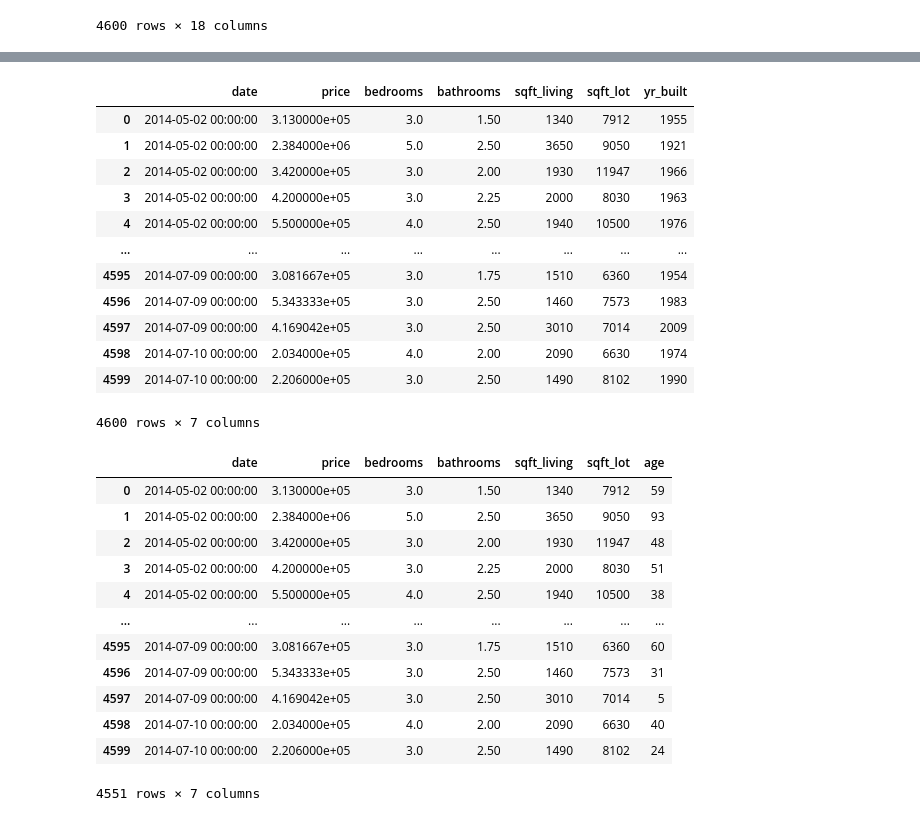
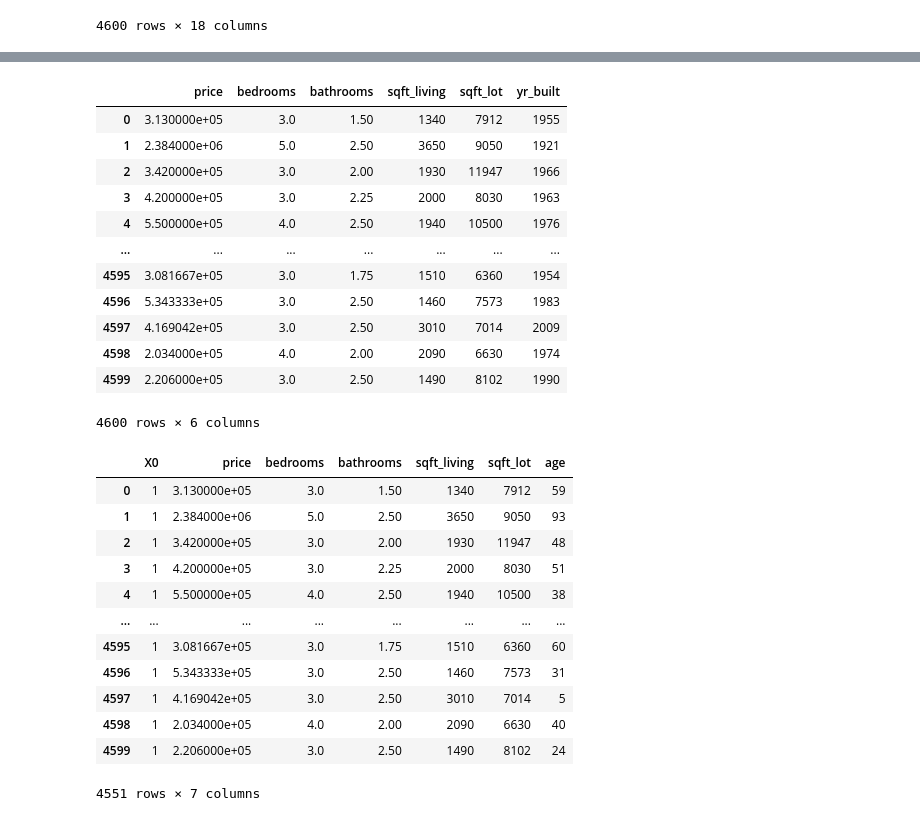
Before and after one commit to FahaDragusss/Foundations-Of-Machine-Learning, a Jupyter notebook: House Price Prediction Model/Preparing data.ipynb, the cells around one changed output, grey strips where cells are left out. Cells and saved outputs as stored; diff of their text form; code cells hidden in the pictures.

```diff
--- a/House Price Prediction Model/Preparing data.ipynb
+++ b/House Price Prediction Model/Preparing data.ipynb
@@ -47,40 +47,41 @@ df_filtered_row.describe()
 | max | 2.659000e+07 | 9.000000 | 8.000000 | 13540.000000 | 1.074218e+06 | 3.500000 | 1.000000 | 4.000000 | 5.000000 | ... |
 # %%
 df_filtered = house_df.drop(['floors','waterfront','view','condition','sqft_above','sqft_basement',
-                             'street','yr_renovated','city','statezip','country'], axis= 1)
+                             'street','yr_renovated','city','statezip','country','date'], axis= 1)
 df_filtered
 # %% [output]
-|  | date | price | bedrooms | bathrooms | sqft_living | sqft_lot | yr_built |
-| 0 | 2014-05-02 00:00:00 | 3.130000e+05 | 3.0 | 1.50 | 1340 | 7912 | 1955 |
-| 1 | 2014-05-02 00:00:00 | 2.384000e+06 | 5.0 | 2.50 | 3650 | 9050 | 1921 |
-| 2 | 2014-05-02 00:00:00 | 3.420000e+05 | 3.0 | 2.00 | 1930 | 11947 | 1966 |
-| 3 | 2014-05-02 00:00:00 | 4.200000e+05 | 3.0 | 2.25 | 2000 | 8030 | 1963 |
-| 4 | 2014-05-02 00:00:00 | 5.500000e+05 | 4.0 | 2.50 | 1940 | 10500 | 1976 |
-| ... | ... | ... | ... | ... | ... | ... | ... |
-| 4595 | 2014-07-09 00:00:00 | 3.081667e+05 | 3.0 | 1.75 | 1510 | 6360 | 1954 |
-| 4596 | 2014-07-09 00:00:00 | 5.343333e+05 | 3.0 | 2.50 | 1460 | 7573 | 1983 |
-| 4597 | 2014-07-09 00:00:00 | 4.169042e+05 | 3.0 | 2.50 | 3010 | 7014 | 2009 |
-| 4598 | 2014-07-10 00:00:00 | 2.034000e+05 | 4.0 | 2.00 | 2090 | 6630 | 1974 |
-| 4599 | 2014-07-10 00:00:00 | 2.206000e+05 | 3.0 | 2.50 | 1490 | 8102 | 1990 |
+|  | price | bedrooms | bathrooms | sqft_living | sqft_lot | yr_built |
+| 0 | 3.130000e+05 | 3.0 | 1.50 | 1340 | 7912 | 1955 |
+| 1 | 2.384000e+06 | 5.0 | 2.50 | 3650 | 9050 | 1921 |
+| 2 | 3.420000e+05 | 3.0 | 2.00 | 1930 | 11947 | 1966 |
+| 3 | 4.200000e+05 | 3.0 | 2.25 | 2000 | 8030 | 1963 |
+| 4 | 5.500000e+05 | 4.0 | 2.50 | 1940 | 10500 | 1976 |
+| ... | ... | ... | ... | ... | ... | ... |
+| 4595 | 3.081667e+05 | 3.0 | 1.75 | 1510 | 6360 | 1954 |
+| 4596 | 5.343333e+05 | 3.0 | 2.50 | 1460 | 7573 | 1983 |
+| 4597 | 4.169042e+05 | 3.0 | 2.50 | 3010 | 7014 | 2009 |
+| 4598 | 2.034000e+05 | 4.0 | 2.00 | 2090 | 6630 | 1974 |
+| 4599 | 2.206000e+05 | 3.0 | 2.50 | 1490 | 8102 | 1990 |
-4600 rows × 7 columns
+4600 rows × 6 columns
 # %%
 df_filtered['age'] = 2014 - house_df['yr_built']
 house_filtered_row = df_filtered.drop(['yr_built'], axis= 1)
 house_filtered = house_filtered_row[house_filtered_row['price'] >= 1]
+house_filtered.insert(0,'X0', 1)
 house_filtered
 # %% [output]
-|  | date | price | bedrooms | bathrooms | sqft_living | sqft_lot | age |
-| 0 | 2014-05-02 00:00:00 | 3.130000e+05 | 3.0 | 1.50 | 1340 | 7912 | 59 |
-| 1 | 2014-05-02 00:00:00 | 2.384000e+06 | 5.0 | 2.50 | 3650 | 9050 | 93 |
-| 2 | 2014-05-02 00:00:00 | 3.420000e+05 | 3.0 | 2.00 | 1930 | 11947 | 48 |
-| 3 | 2014-05-02 00:00:00 | 4.200000e+05 | 3.0 | 2.25 | 2000 | 8030 | 51 |
-| 4 | 2014-05-02 00:00:00 | 5.500000e+05 | 4.0 | 2.50 | 1940 | 10500 | 38 |
+|  | X0 | price | bedrooms | bathrooms | sqft_living | sqft_lot | age |
+| 0 | 1 | 3.130000e+05 | 3.0 | 1.50 | 1340 | 7912 | 59 |
+| 1 | 1 | 2.384000e+06 | 5.0 | 2.50 | 3650 | 9050 | 93 |
+| 2 | 1 | 3.420000e+05 | 3.0 | 2.00 | 1930 | 11947 | 48 |
+| 3 | 1 | 4.200000e+05 | 3.0 | 2.25 | 2000 | 8030 | 51 |
+| 4 | 1 | 5.500000e+05 | 4.0 | 2.50 | 1940 | 10500 | 38 |
 | ... | ... | ... | ... | ... | ... | ... | ... |
-| 4595 | 2014-07-09 00:00:00 | 3.081667e+05 | 3.0 | 1.75 | 1510 | 6360 | 60 |
-| 4596 | 2014-07-09 00:00:00 | 5.343333e+05 | 3.0 | 2.50 | 1460 | 7573 | 31 |
-| 4597 | 2014-07-09 00:00:00 | 4.169042e+05 | 3.0 | 2.50 | 3010 | 7014 | 5 |
-| 4598 | 2014-07-10 00:00:00 | 2.034000e+05 | 4.0 | 2.00 | 2090 | 6630 | 40 |
-| 4599 | 2014-07-10 00:00:00 | 2.206000e+05 | 3.0 | 2.50 | 1490 | 8102 | 24 |
+| 4595 | 1 | 3.081667e+05 | 3.0 | 1.75 | 1510 | 6360 | 60 |
+| 4596 | 1 | 5.343333e+05 | 3.0 | 2.50 | 1460 | 7573 | 31 |
+| 4597 | 1 | 4.169042e+05 | 3.0 | 2.50 | 3010 | 7014 | 5 |
+| 4598 | 1 | 2.034000e+05 | 4.0 | 2.00 | 2090 | 6630 | 40 |
+| 4599 | 1 | 2.206000e+05 | 3.0 | 2.50 | 1490 | 8102 | 24 |
 4551 rows × 7 columns
 # %%
 house_filtered.to_csv('house_price_dataset_handled.csv', index = False)
```
Also changed, not shown: 10 other files.
